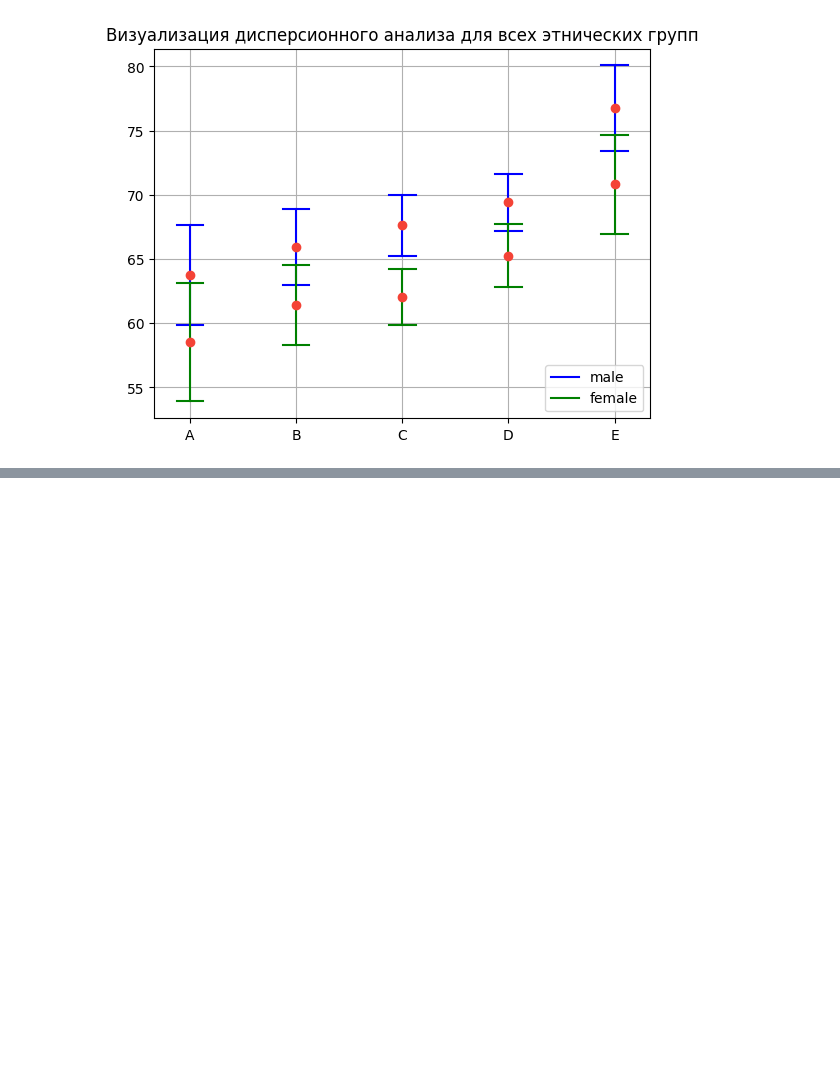
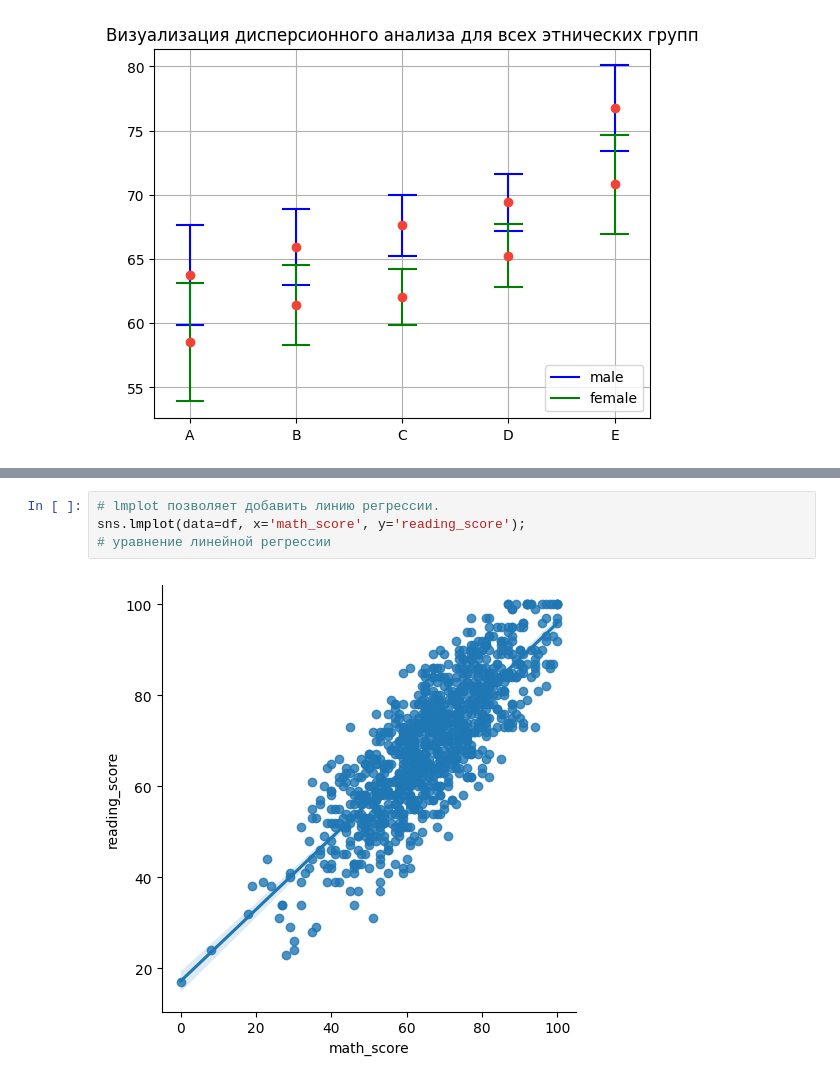
Before and after one commit to AlexTmbMifi/ML-Projects.-Statistics, a Jupyter notebook: StudentAnalys.ipynb, the cells around one changed output, grey strips where cells are left out. Saved outputs shown, nothing was run; the diff lists cells and outputs as text; blank space fills up the shorter version.

```diff
--- a/StudentAnalys.ipynb
+++ b/StudentAnalys.ipynb
@@ -381,0 +411,6 @@ print('Результаты теста по математике зависят
+# %%
+# lmplot позволяет добавить линию регрессии.
+sns.lmplot(data=df, x='math_score', y='reading_score');
+# уравнение линейной регрессии
+# %% [output]
+[figure, added]
```
Also changed, not shown: parts of 3 cells of this notebook.
